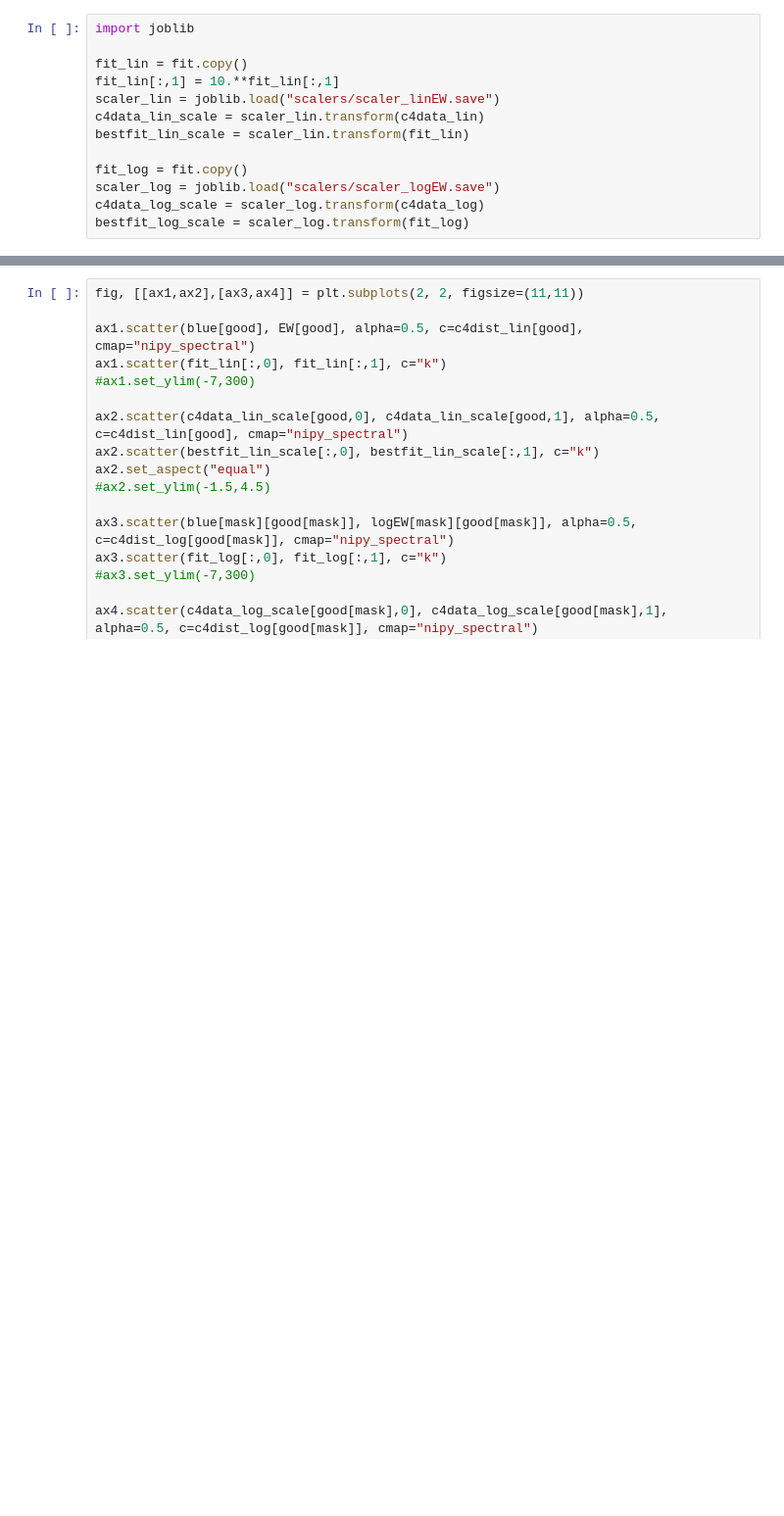
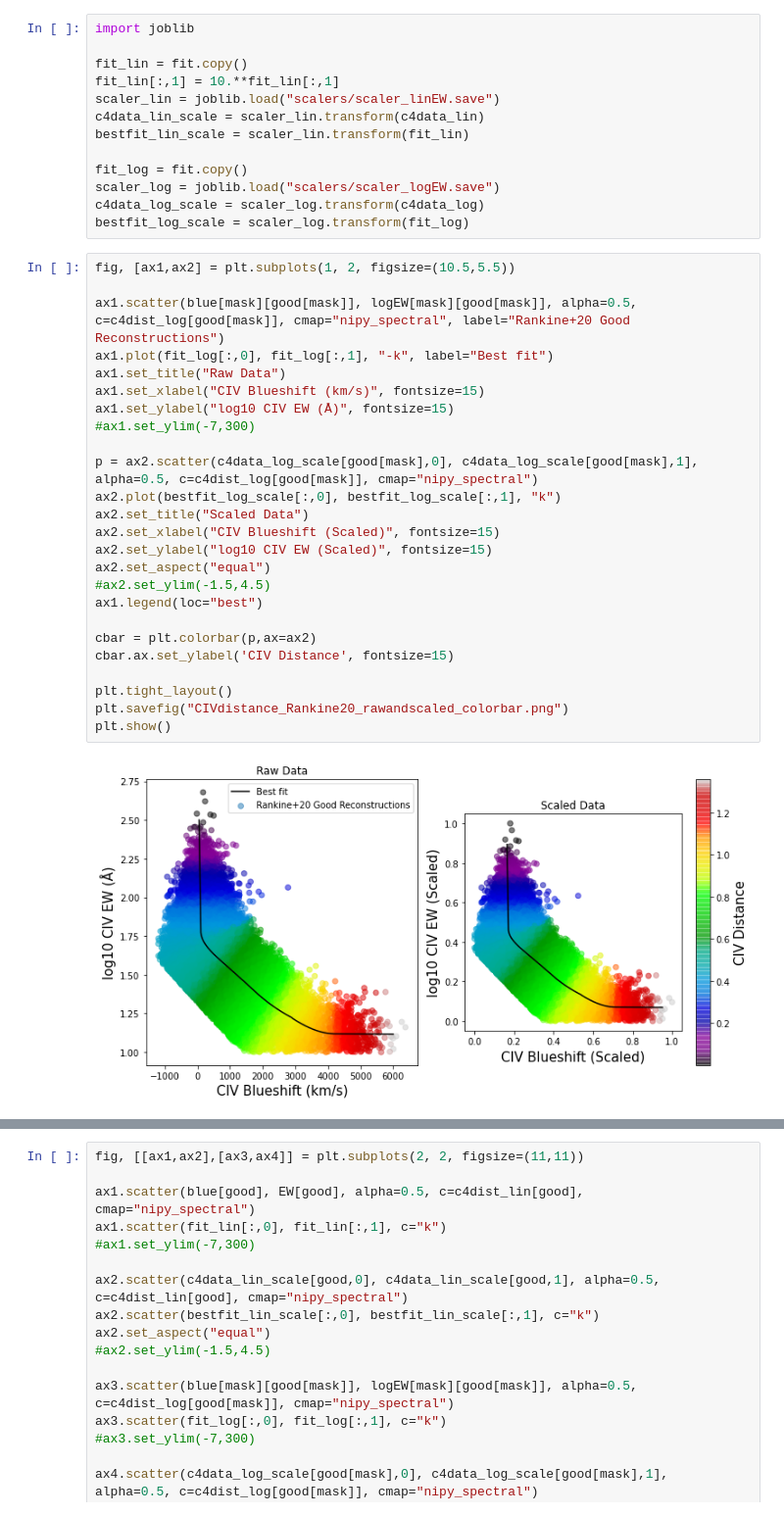
Before and after one commit to trevormccaffrey/Cosmology_Quasars, a Jupyter notebook: CIV_distance_linear_vs_log.ipynb, the cells around one changed output, grey strips where cells are left out. Shown at 98% size. Saved outputs shown, nothing was run; the diff lists cells and outputs as text; blank space fills up the shorter version.

```diff
--- a/CIV_distance_linear_vs_log.ipynb
+++ b/CIV_distance_linear_vs_log.ipynb
@@ -167,3 +216,30 @@ fit_log = fit.copy()
 scaler_log = joblib.load("scalers/scaler_logEW.save")
 c4data_log_scale = scaler_log.transform(c4data_log)
 bestfit_log_scale = scaler_log.transform(fit_log)
+# %%
+fig, [ax1,ax2] = plt.subplots(1, 2, figsize=(10.5,5.5))
+
+ax1.scatter(blue[mask][good[mask]], logEW[mask][good[mask]], alpha=0.5, c=c4dist_log[good[mask]], cmap="nipy_spectral", label="Rankine+20 Good Reconstructions")
+ax1.plot(fit_log[:,0], fit_log[:,1], "-k", label="Best fit")
+ax1.set_title("Raw Data")
+ax1.set_xlabel("CIV Blueshift (km/s)", fontsize=15)
+ax1.set_ylabel("log10 CIV EW (Å)", fontsize=15)
+#ax1.set_ylim(-7,300)
+
+p = ax2.scatter(c4data_log_scale[good[mask],0], c4data_log_scale[good[mask],1], alpha=0.5, c=c4dist_log[good[mask]], cmap="nipy_spectral")
+ax2.plot(bestfit_log_scale[:,0], bestfit_log_scale[:,1], "k")
+ax2.set_title("Scaled Data")
+ax2.set_xlabel("CIV Blueshift (Scaled)", fontsize=15)
+ax2.set_ylabel("log10 CIV EW (Scaled)", fontsize=15)
+ax2.set_aspect("equal")
+#ax2.set_ylim(-1.5,4.5)
+ax1.legend(loc="best")
+
+cbar = plt.colorbar(p,ax=ax2)
+cbar.ax.set_ylabel('CIV Distance', fontsize=15)
+
+plt.tight_layout()
+plt.savefig("CIVdistance_Rankine20_rawandscaled_colorbar.png")
+plt.show()
+# %% [output]
+[figure, added]
```
Also changed, not shown: parts of 6 cells of this notebook, 5 other files.
